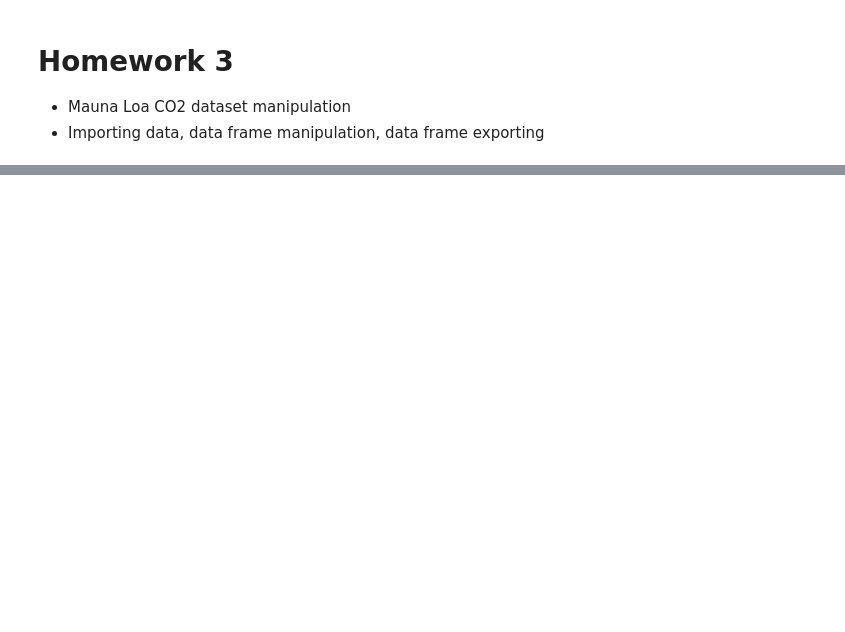
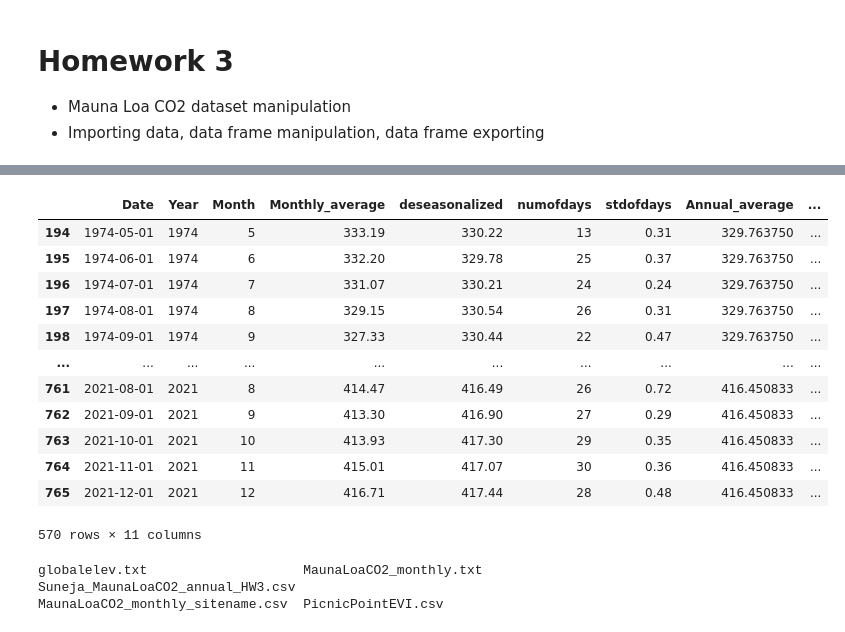
Before and after one commit to jayasuneja/FWE458_Spring25, a Jupyter notebook: Homework3_Suneja.ipynb, the cells around one changed output, grey strips where cells are left out. Drawn from its saved outputs; the diff is of its cells as text; code cells hidden in the pictures; blank space fills up the shorter version.

```diff
--- a/Homework3_Suneja.ipynb
+++ b/Homework3_Suneja.ipynb
@@ -45,0 +40,17 @@ Mounted at /content/drive
+# %%
+# 2. Filter Data
+
+# Exclude data from the years 1958 and 2022
+DF = DF[~DF['Year'].isin([1958,2022])]
+  # This line of code finds the 'Year' column in dataframe DF (DF['Year'])
+  # Then it finds if 1958 and 2022 values exist in that column (.isin)
+  # Then it reverses the action where true becomes false and it excludes those years (~)
+print(DF)
+
+# Remove rows where "numofdays" or "stdofdays" contain invalid (negative) values
+DF = DF.dropna().loc[(DF["numofdays"] >= 0) & (DF["stdofdays"] >= 0)]
+  # This line of code drops any rows containing NaN values (.dropna)
+  # Then it finds the 'numofdays' column and drops the negative values (>=0)
+  # Then it finds the 'stdofdays' column and drops the negative values (>=0)
+  # The & indicates that it will drop rows if either column has negative values
+print(DF.head())
@@ -45,0 +135,45 @@ Mounted at /content/drive
+# %%
+# 4. Apply Custom Function
+
+# Write a function to classify CO2 levels into categories:
+  # "Low" if CO2 is below 350 ppm
+  # "Moderate" if CO2 is between 350 and 400 ppm
+  # "High" if CO2 is above 400 ppm
+# Apply this function to create a new column "CO2_Category"
+
+def categorize_co2(value):
+  if value < 350:
+    return 'Low'  # if the monthly aveg is below 350ppm, category is low
+  elif value < 400:
+    return 'Moderate' # otherwise, if the monthly ppm is 350<x<400, category is moderate
+  else:
+    return 'High' # otherwise, if the monthly ppm is >400, category is high
+
+# Applying the function to the 'Monthly_average' column and
+# making a new column to store the results in
+DF['CO2_Category'] = DF['Monthly_average'].apply(categorize_co2)
+
+DF
+# %% [output]
+|  | Date | Year | Month | Monthly_average | deseasonalized | numofdays | stdofdays | Annual_average | ... |
+| 194 | 1974-05-01 | 1974 | 5 | 333.19 | 330.22 | 13 | 0.31 | 329.763750 | ... |
+| 195 | 1974-06-01 | 1974 | 6 | 332.20 | 329.78 | 25 | 0.37 | 329.763750 | ... |
+| 196 | 1974-07-01 | 1974 | 7 | 331.07 | 330.21 | 24 | 0.24 | 329.763750 | ... |
+| 197 | 1974-08-01 | 1974 | 8 | 329.15 | 330.54 | 26 | 0.31 | 329.763750 | ... |
+| 198 | 1974-09-01 | 1974 | 9 | 327.33 | 330.44 | 22 | 0.47 | 329.763750 | ... |
+| ... | ... | ... | ... | ... | ... | ... | ... | ... | ... |
+| 761 | 2021-08-01 | 2021 | 8 | 414.47 | 416.49 | 26 | 0.72 | 416.450833 | ... |
+| 762 | 2021-09-01 | 2021 | 9 | 413.30 | 416.90 | 27 | 0.29 | 416.450833 | ... |
+| 763 | 2021-10-01 | 2021 | 10 | 413.93 | 417.30 | 29 | 0.35 | 416.450833 | ... |
+| 764 | 2021-11-01 | 2021 | 11 | 415.01 | 417.07 | 30 | 0.36 | 416.450833 | ... |
+| 765 | 2021-12-01 | 2021 | 12 | 416.71 | 417.44 | 28 | 0.48 | 416.450833 | ... |
+570 rows × 11 columns
+# %%
+# Exporting the final data frame to a .csv:
+DF.to_csv("/content/drive/MyDrive/FWE458/Suneja_MaunaLoaCO2_annual_HW3.csv", index=False)
+
+# Double checking it got there
+!ls /content/drive/MyDrive/FWE458
+# %% [output]
+globalelev.txt                    MaunaLoaCO2_monthly.txt  Suneja_MaunaLoaCO2_annual_HW3.csv
+MaunaLoaCO2_monthly_sitename.csv  PicnicPointEVI.csv
```
Also changed, not shown: parts of 4 cells of this notebook.
